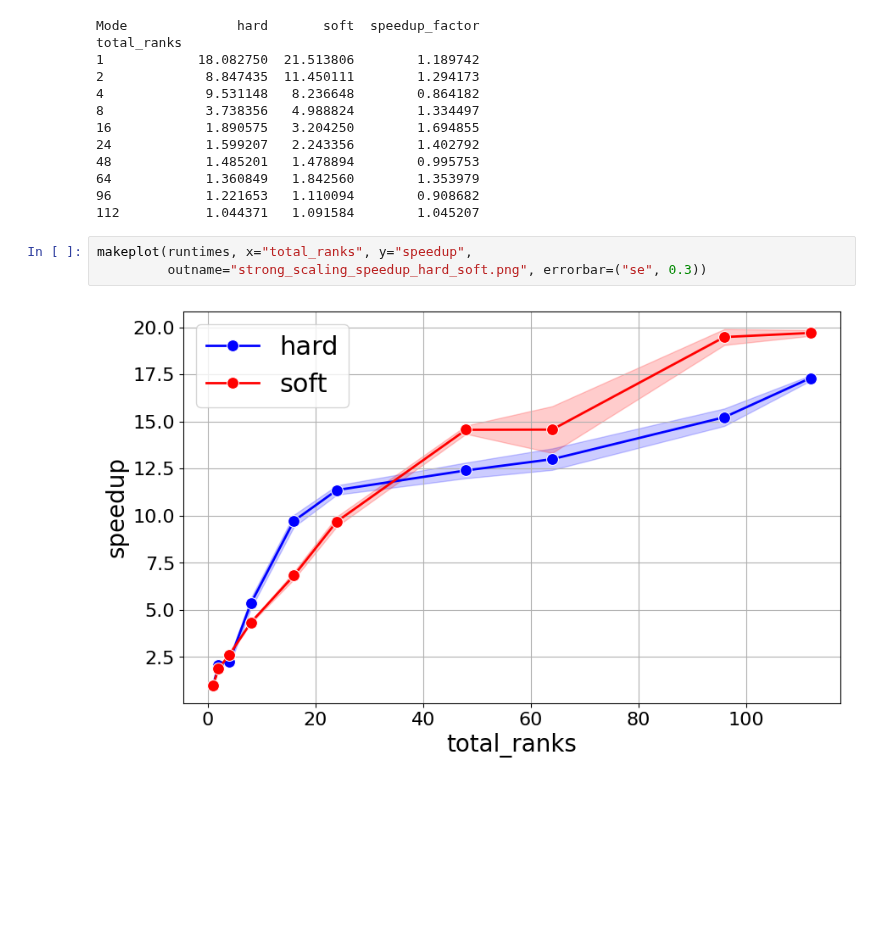
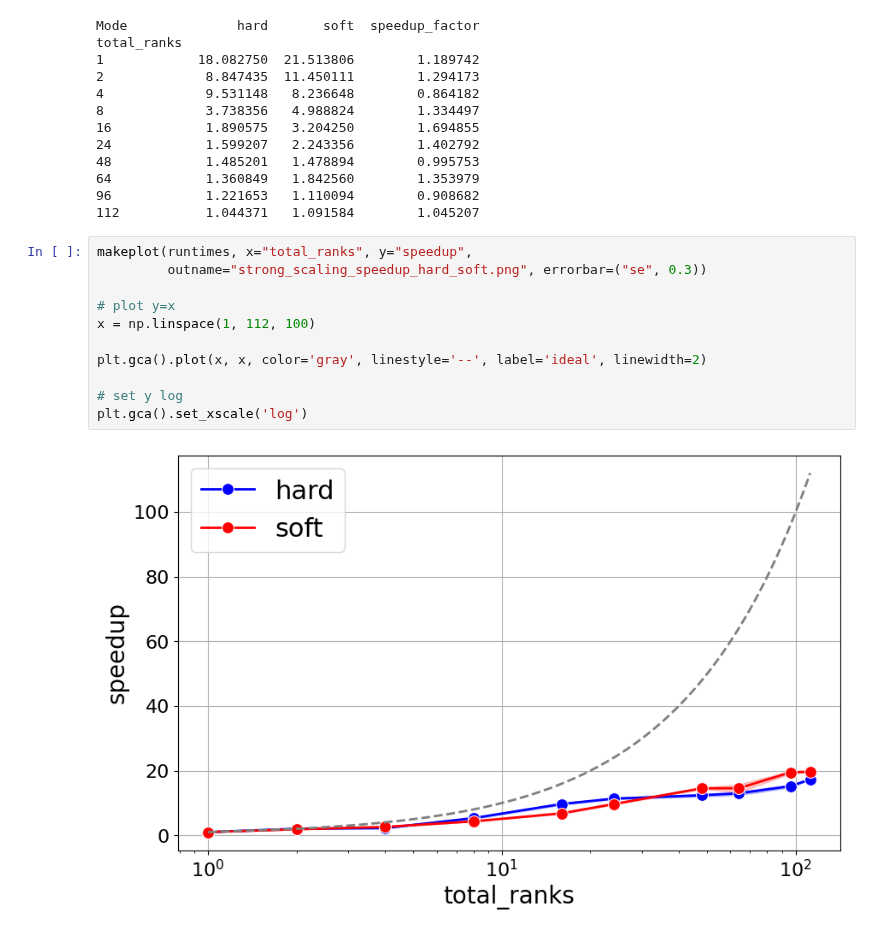
Before and after one commit to ManuelLerchner/ProliferatingCellCollectives-IDP, a Jupyter notebook: analysis/plot_strong_scaling.ipynb, the cells around one changed output. Saved outputs shown, nothing was run; the diff lists cells and outputs as text; blank space fills up the shorter version.

```diff
--- a/analysis/plot_strong_scaling.ipynb
+++ b/analysis/plot_strong_scaling.ipynb
@@ -238,5 +238,13 @@ total_ranks
 # %%
 makeplot(runtimes, x="total_ranks", y="speedup",
          outname="strong_scaling_speedup_hard_soft.png", errorbar=("se", 0.3))
+
+# plot y=x
+x = np.linspace(1, 112, 100)
+
+plt.gca().plot(x, x, color='gray', linestyle='--', label='ideal', linewidth=2)
+
+# set y log
+plt.gca().set_xscale('log')
 # %% [output]
-[figure, old version]
+[figure, new version]
```
Also changed, not shown: 4 other files.
